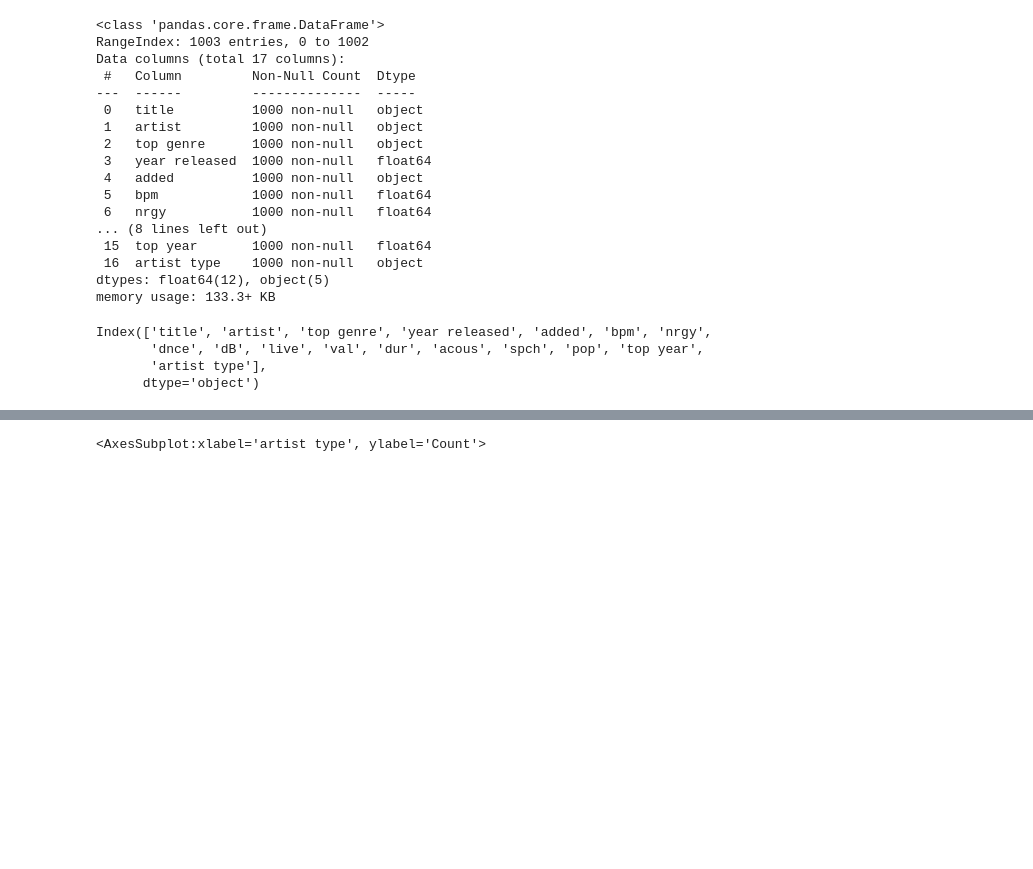
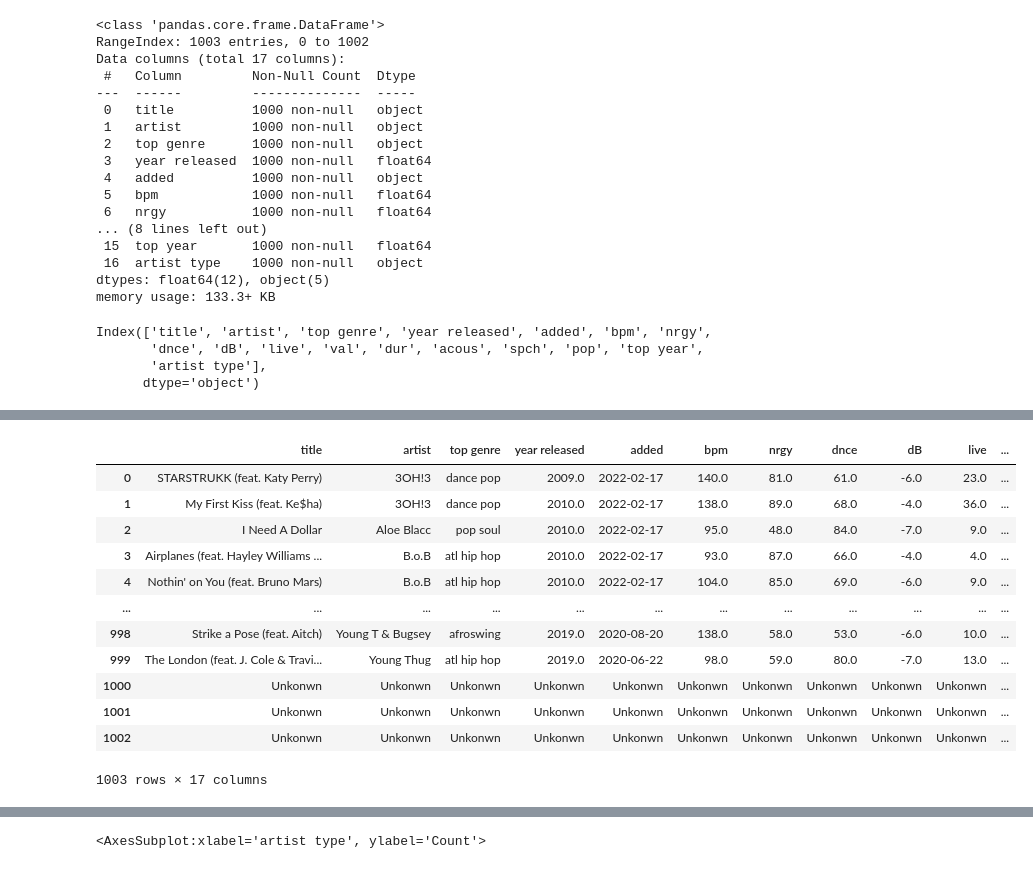
Before and after one commit to Rishit605/ml-randomforestregressor-test, a Jupyter notebook: randomforestregressor-II.ipynb, the cells around one changed output, grey strips where cells are left out. Drawn from its saved outputs; the diff is of its cells as text; code cells hidden in the pictures; blank space fills up the shorter version.

```diff
--- a/randomforestregressor-II.ipynb
+++ b/randomforestregressor-II.ipynb
@@ -83,0 +128,17 @@ Index(['title', 'artist', 'top genre', 'year released', 'added', 'bpm', 'nrgy',
+# %%
+songs2 = songs.fillna("Unkonwn")
+songs2
+# %% [output]
+|  | title | artist | top genre | year released | added | bpm | nrgy | dnce | dB | live | ... |
+| 0 | STARSTRUKK (feat. Katy Perry) | 3OH!3 | dance pop | 2009.0 | 2022‑02‑17 | 140.0 | 81.0 | 61.0 | -6.0 | 23.0 | ... |
+| 1 | My First Kiss (feat. Ke$ha) | 3OH!3 | dance pop | 2010.0 | 2022‑02‑17 | 138.0 | 89.0 | 68.0 | -4.0 | 36.0 | ... |
+| 2 | I Need A Dollar | Aloe Blacc | pop soul | 2010.0 | 2022‑02‑17 | 95.0 | 48.0 | 84.0 | -7.0 | 9.0 | ... |
+| 3 | Airplanes (feat. Hayley Williams ... | B.o.B | atl hip hop | 2010.0 | 2022‑02‑17 | 93.0 | 87.0 | 66.0 | -4.0 | 4.0 | ... |
+| 4 | Nothin' on You (feat. Bruno Mars) | B.o.B | atl hip hop | 2010.0 | 2022‑02‑17 | 104.0 | 85.0 | 69.0 | -6.0 | 9.0 | ... |
+| ... | ... | ... | ... | ... | ... | ... | ... | ... | ... | ... | ... |
+| 998 | Strike a Pose (feat. Aitch) | Young T & Bugsey | afroswing | 2019.0 | 2020‑08‑20 | 138.0 | 58.0 | 53.0 | -6.0 | 10.0 | ... |
+| 999 | The London (feat. J. Cole & Travi... | Young Thug | atl hip hop | 2019.0 | 2020‑06‑22 | 98.0 | 59.0 | 80.0 | -7.0 | 13.0 | ... |
+| 1000 | Unkonwn | Unkonwn | Unkonwn | Unkonwn | Unkonwn | Unkonwn | Unkonwn | Unkonwn | Unkonwn | Unkonwn | ... |
+| 1001 | Unkonwn | Unkonwn | Unkonwn | Unkonwn | Unkonwn | Unkonwn | Unkonwn | Unkonwn | Unkonwn | Unkonwn | ... |
+| 1002 | Unkonwn | Unkonwn | Unkonwn | Unkonwn | Unkonwn | Unkonwn | Unkonwn | Unkonwn | Unkonwn | Unkonwn | ... |
+1003 rows × 17 columns
```
Also changed, not shown: parts of 14 cells of this notebook.
